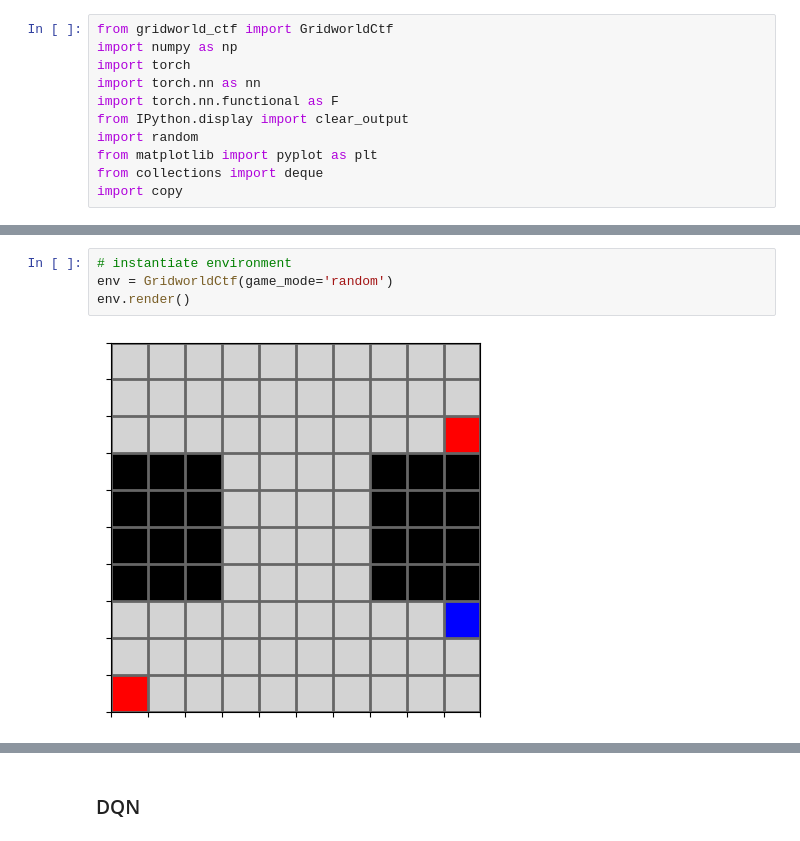
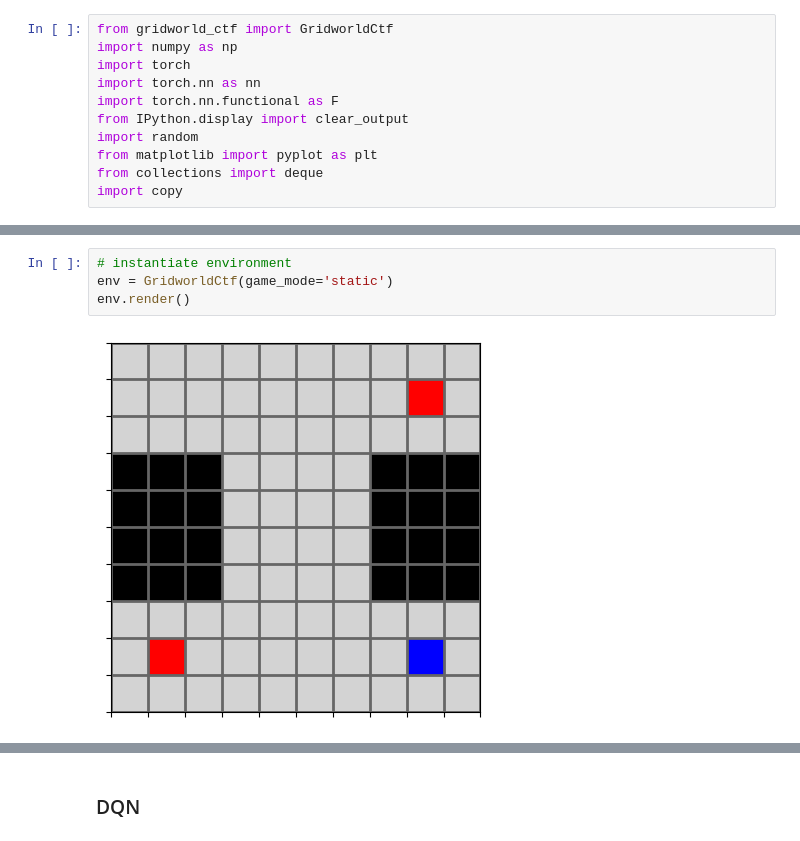
Before and after one commit to g-nightingale/marl-ctf-development, a Jupyter notebook: test_environment/mvp.ipynb, the cells around one changed output, grey strips where cells are left out. Drawn from its saved outputs; the diff is of its cells as text.

```diff
--- a/test_environment/mvp.ipynb
+++ b/test_environment/mvp.ipynb
@@ -14,9 +22,9 @@ import copy
 # %%
 # instantiate environment
-env = GridworldCtf(game_mode='random')
+env = GridworldCtf(game_mode='static')
 env.render()
 # %% [output]
-[figure, old version]
+[figure, new version]
 # %%
 # Play the gridworld
 env.play()
```
Also changed, not shown: parts of 9 cells of this notebook, 1 other file.
